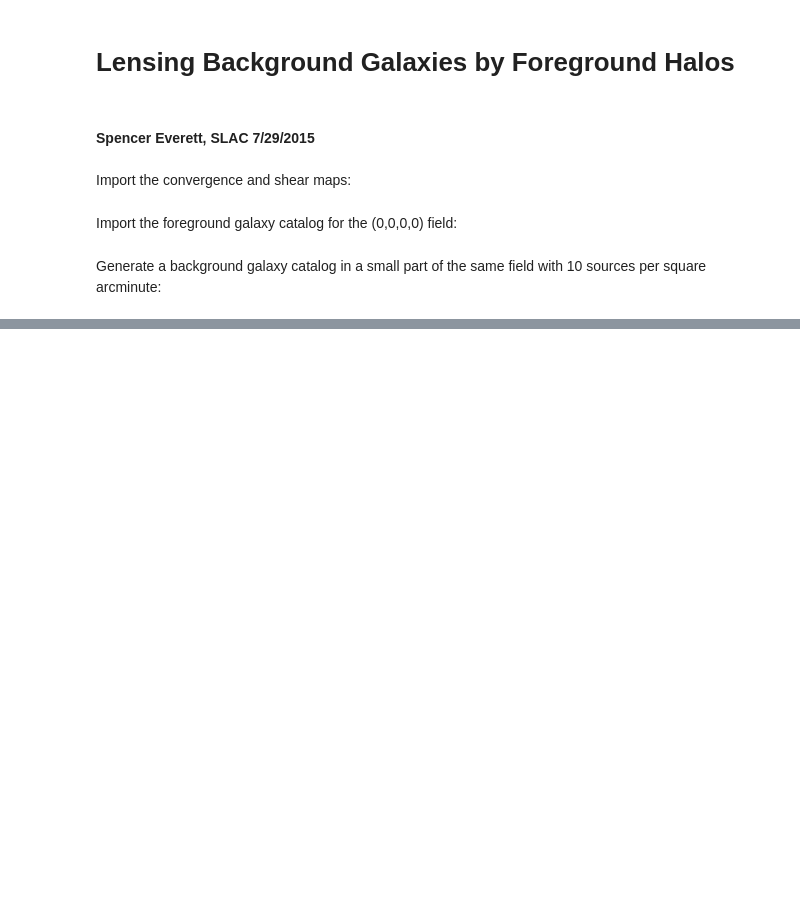
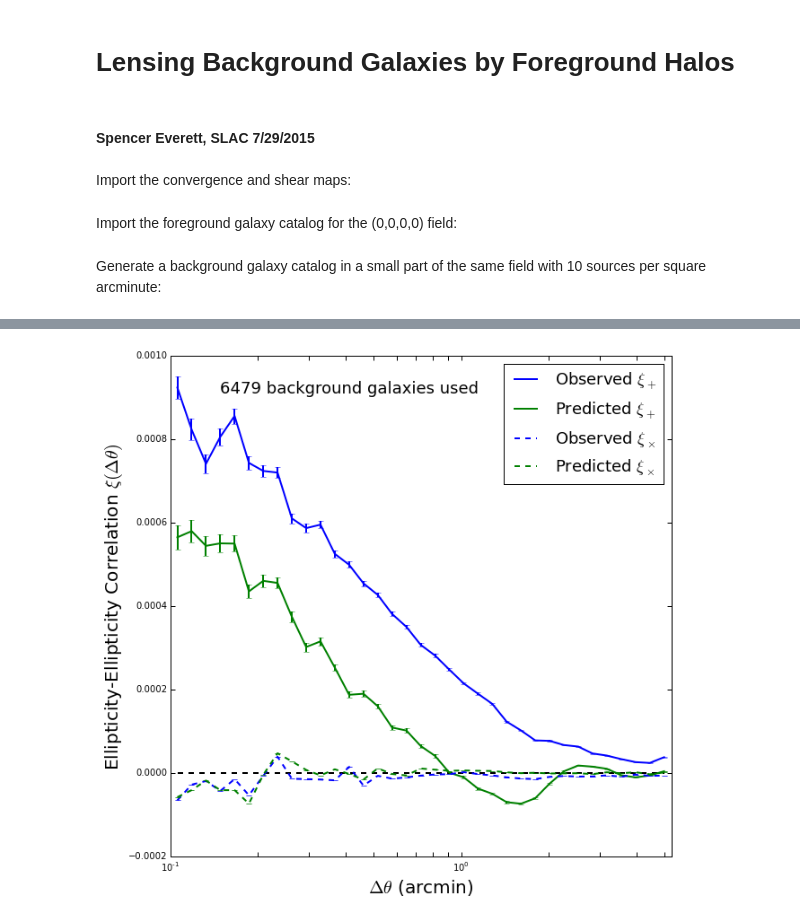
Before and after one commit to drphilmarshall/Pangloss, a Jupyter notebook: demos/LensByHalos.ipynb, the cells around one changed output, grey strips where cells are left out. Cells and saved outputs as stored; diff of their text form; code cells hidden in the pictures; blank space fills up the shorter version.

```diff
--- a/demos/LensByHalos.ipynb
+++ b/demos/LensByHalos.ipynb
@@ -155,5 +93,7 @@ pangloss.plotting.plot_corr(gg_halo,corr_type='gg',corr_comp='plus',lensed='halo
 # %%
-pangloss.plotting.plot_corr(gg_map,corr_type='gg',corr_comp='plus',lensed='map',color='blue',max_sep=5galaxy_count=B.galaxy_count)
-pangloss.plotting.plot_corr(gg_halo,corr_type='gg',corr_comp='plus',lensed='halo',color='green',max_sep=5)
-pangloss.plotting.plot_corr(gg_map,corr_type='gg',corr_comp='cross',lensed='map',color='blue',max_sep=5)
-pangloss.plotting.plot_corr(gg_halo,corr_type='gg',corr_comp='cross',lensed='halo',color='green',max_sep=5)
+pangloss.plotting.plot_corr(gg_map,corr_type='gg',corr_comp='plus',lensed='map',color='blue',galaxy_count=B.galaxy_count)
+pangloss.plotting.plot_corr(gg_halo,corr_type='gg',corr_comp='plus',lensed='halo',color='green')
+pangloss.plotting.plot_corr(gg_map,corr_type='gg',corr_comp='cross',lensed='map',color='blue')
+pangloss.plotting.plot_corr(gg_halo,corr_type='gg',corr_comp='cross',lensed='halo',color='green')
+# %% [output]
+[figure, added]
```
Also changed, not shown: parts of 9 cells of this notebook.
